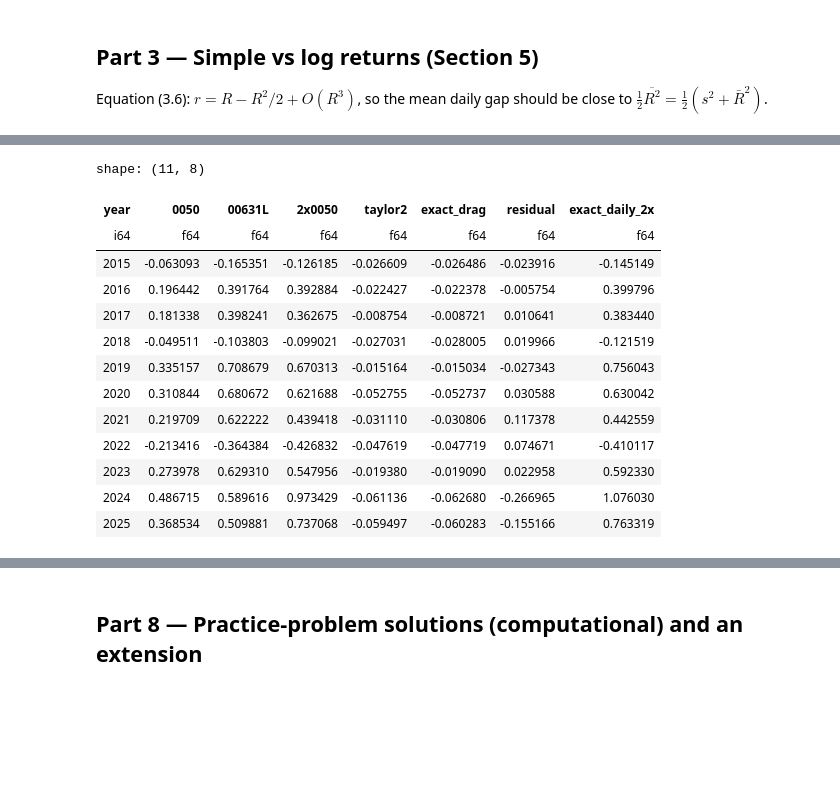
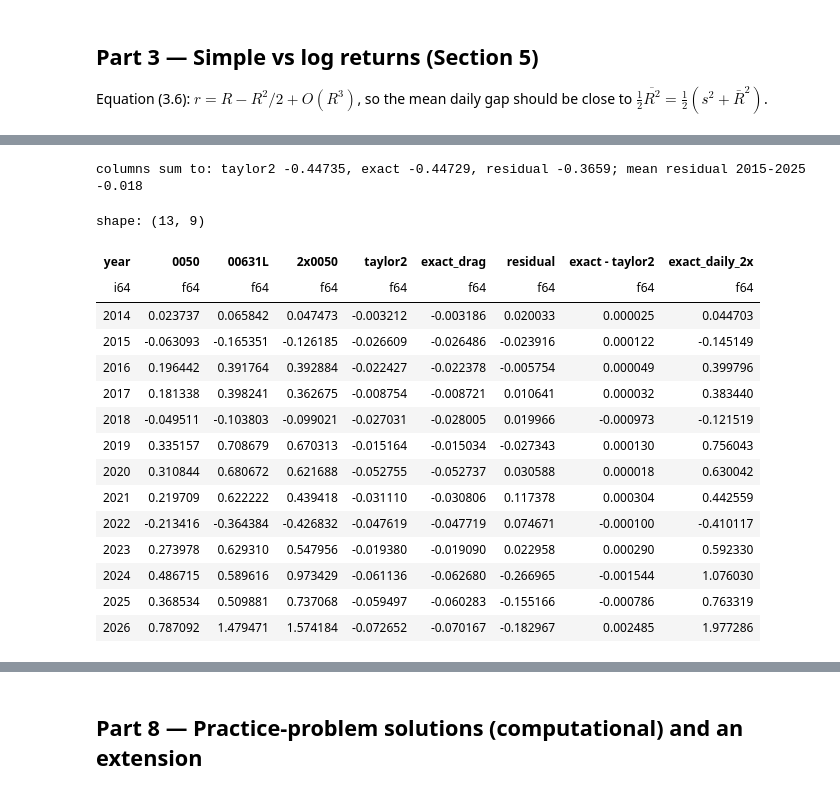
Before and after one commit to Benjamin-Teng/Quant-math-for-beginner, a Jupyter notebook: labs/LM03_lab/LM03_lab.ipynb, the cells around one changed output, grey strips where cells are left out. Cells and saved outputs as stored; diff of their text form; code cells hidden in the pictures; blank space fills up the shorter version.

```diff
--- a/labs/LM03_lab/LM03_lab.ipynb
+++ b/labs/LM03_lab/LM03_lab.ipynb
@@ -250,17 +352,26 @@ From (3.10)–(3.11): $\ln\frac{V_T}{V_0} = L\ln G + \sum_t\big[\ln(1+LR_t)-L\ln
 # %%
 def leverage_decomposition(R, RF, L):
-    power = L * np.log1p(R).sum()
-    exact = (np.log1p(L * R) - L * np.log1p(R)).sum()
-    t2 = -L * (L - 1) / 2 * (R**2).sum()
-    t3 = t2 + (L**3 - L) / 3 * (R**3).sum()
-    t4 = t3 - (L**4 - L) / 4 * (R**4).sum()
+    """Split a daily-reset fund's log growth into power, drag and residual
+    (eqs. 3.10-3.11). R, RF: aligned daily simple returns of the index and
+    the fund, as NumPy arrays."""
+    power = L * np.log1p(R).sum()                           # ln G^L
+    exact_drag = (np.log1p(L * R) - L * np.log1p(R)).sum()  # exact effect
+    taylor2 = -L * (L - 1) / 2 * (R**2).sum()               # to 2nd order
+    taylor3 = taylor2 + (L**3 - L) / 3 * (R**3).sum()       # to 3rd order
+    taylor4 = taylor3 - (L**4 - L) / 4 * (R**4).sum()       # to 4th order
     actual = np.log1p(RF).sum()
-    return {"power": power, "exact_drag": exact, "taylor2": t2, "taylor3": t3, "taylor4": t4,
-            "residual": actual - power - exact, "actual": actual}
+    return {"power": power, "exact_drag": exact_drag,
+            "taylor2": taylor2, "taylor3": taylor3, "taylor4": taylor4,
+            "residual": actual - power - exact_drag, "actual": actual}
 
 full = leverage_decomposition(R, RL, 2)
-years = (ret["date"][-1] - ret["date"][0]).days / 365.25 + 3/365.25   # base date is 2014-10-31
-print({k: round(v, 4) for k, v in full.items()})
-print(f"growth: 0050 x{np.prod(1+R):.2f}  exact daily 2x x{np.prod(1+2*R):.2f}  00631L x{np.prod(1+RL):.2f}")
-print(f"drag per year {full['exact_drag']/years:.4f}  realized annual variance {R.var()*len(R)/years:.4f}  residual per year {full['residual']/years:.4f}")
+print({name: round(float(v), 5) for name, v in full.items()})   # Exhibit 7
+print(f"third-order term {full['taylor3'] - full['taylor2']:+.4f}, fourth-order term {full['taylor4'] - full['taylor3']:+.4f}")
+print(f"growth factors: 0050^2 x{G0**2:.2f}, drag x{math.exp(full['exact_drag']):.3f}, residual x{math.exp(full['residual']):.3f}, "
+      f"00631L x{GL:.2f}")
+print(f"drag per year {-full['taylor2'] / years:.4f} log points; s^2 A {R.var() * ret.height / years:.4f}; "
+      f"mean^2 A {R.mean() ** 2 * ret.height / years:.4f}; residual per year {full['residual'] / years:.3f}")
+path = np.cumsum(np.log1p(2 * R) - 2 * np.log1p(R)) + np.cumsum(R**2)
+imax = int(np.argmax(np.abs(path)))
+print(f"running gap between the exact effect and -RV: largest {path[imax]:+.4f} on {ret['date'][imax]}")
 # %% [output]
@@ -270,26 +383,34 @@ drag per year -0.0375  realized annual variance 0.0373  residual per year -0.030
 # %%
 yearly = []
-for y in range(2015, 2026):
+for y in range(2014, 2027):   # 2014 is the stub from the base close of 31 Oct; 2026 runs to 8 Oct
     m = (ret["date"].dt.year() == y).to_numpy()
     d = leverage_decomposition(R[m], RL[m], 2)
-    yearly.append({"year": y, "0050": np.prod(1 + R[m]) - 1, "00631L": np.prod(1 + RL[m]) - 1, "2x0050": 2 * (np.prod(1 + R[m]) - 1),
-                   "taylor2": d["taylor2"], "exact_drag": d["exact_drag"], "residual": d["residual"],
+    yearly.append({"year": y, "0050": np.prod(1 + R[m]) - 1, "00631L": np.prod(1 + RL[m]) - 1,
+                   "2x0050": 2 * (np.prod(1 + R[m]) - 1), "taylor2": d["taylor2"], "exact_drag": d["exact_drag"],
+                   "residual": d["residual"], "exact - taylor2": d["exact_drag"] - d["taylor2"],
                    "exact_daily_2x": math.exp(d["power"] + d["exact_drag"]) - 1})
-pl.DataFrame(yearly)   # Exhibit 8 (+ exact daily 2x column)
+yearly = pl.DataFrame(yearly)
+print(f"columns sum to: taylor2 {yearly['taylor2'].sum():.5f}, exact {yearly['exact_drag'].sum():.5f}, "
+      f"residual {yearly['residual'].sum():.4f}; mean residual 2015-2025 "
+      f"{yearly.filter(pl.col('year').is_between(2015, 2025))['residual'].mean():.3f}")
+yearly   # Exhibit 8 (+ exact daily 2x)
 # %% [output]
-shape: (11, 8)
+columns sum to: taylor2 -0.44735, exact -0.44729, residual -0.3659; mean residual 2015-2025 -0.018
+shape: (13, 9)
-| year | 0050 | 00631L | 2x0050 | taylor2 | exact_drag | residual | exact_daily_2x |
-| i64 | f64 | f64 | f64 | f64 | f64 | f64 | f64 |
-| 2015 | -0.063093 | -0.165351 | -0.126185 | -0.026609 | -0.026486 | -0.023916 | -0.145149 |
-| 2016 | 0.196442 | 0.391764 | 0.392884 | -0.022427 | -0.022378 | -0.005754 | 0.399796 |
-| 2017 | 0.181338 | 0.398241 | 0.362675 | -0.008754 | -0.008721 | 0.010641 | 0.383440 |
-| 2018 | -0.049511 | -0.103803 | -0.099021 | -0.027031 | -0.028005 | 0.019966 | -0.121519 |
-| 2019 | 0.335157 | 0.708679 | 0.670313 | -0.015164 | -0.015034 | -0.027343 | 0.756043 |
-| 2020 | 0.310844 | 0.680672 | 0.621688 | -0.052755 | -0.052737 | 0.030588 | 0.630042 |
-| 2021 | 0.219709 | 0.622222 | 0.439418 | -0.031110 | -0.030806 | 0.117378 | 0.442559 |
-| 2022 | -0.213416 | -0.364384 | -0.426832 | -0.047619 | -0.047719 | 0.074671 | -0.410117 |
-| 2023 | 0.273978 | 0.629310 | 0.547956 | -0.019380 | -0.019090 | 0.022958 | 0.592330 |
-| 2024 | 0.486715 | 0.589616 | 0.973429 | -0.061136 | -0.062680 | -0.266965 | 1.076030 |
-| 2025 | 0.368534 | 0.509881 | 0.737068 | -0.059497 | -0.060283 | -0.155166 | 0.763319 |
+| year | 0050 | 00631L | 2x0050 | taylor2 | exact_drag | residual | exact - taylor2 | exact_daily_2x |
+| i64 | f64 | f64 | f64 | f64 | f64 | f64 | f64 | f64 |
+| 2014 | 0.023737 | 0.065842 | 0.047473 | -0.003212 | -0.003186 | 0.020033 | 0.000025 | 0.044703 |
+| 2015 | -0.063093 | -0.165351 | -0.126185 | -0.026609 | -0.026486 | -0.023916 | 0.000122 | -0.145149 |
+| 2016 | 0.196442 | 0.391764 | 0.392884 | -0.022427 | -0.022378 | -0.005754 | 0.000049 | 0.399796 |
+| 2017 | 0.181338 | 0.398241 | 0.362675 | -0.008754 | -0.008721 | 0.010641 | 0.000032 | 0.383440 |
+| 2018 | -0.049511 | -0.103803 | -0.099021 | -0.027031 | -0.028005 | 0.019966 | -0.000973 | -0.121519 |
+| 2019 | 0.335157 | 0.708679 | 0.670313 | -0.015164 | -0.015034 | -0.027343 | 0.000130 | 0.756043 |
+| 2020 | 0.310844 | 0.680672 | 0.621688 | -0.052755 | -0.052737 | 0.030588 | 0.000018 | 0.630042 |
+| 2021 | 0.219709 | 0.622222 | 0.439418 | -0.031110 | -0.030806 | 0.117378 | 0.000304 | 0.442559 |
+| 2022 | -0.213416 | -0.364384 | -0.426832 | -0.047619 | -0.047719 | 0.074671 | -0.000100 | -0.410117 |
+| 2023 | 0.273978 | 0.629310 | 0.547956 | -0.019380 | -0.019090 | 0.022958 | 0.000290 | 0.592330 |
+| 2024 | 0.486715 | 0.589616 | 0.973429 | -0.061136 | -0.062680 | -0.266965 | -0.001544 | 1.076030 |
+| 2025 | 0.368534 | 0.509881 | 0.737068 | -0.059497 | -0.060283 | -0.155166 | -0.000786 | 0.763319 |
+| 2026 | 0.787092 | 1.479471 | 1.574184 | -0.072652 | -0.070167 | -0.182967 | 0.002485 | 1.977286 |
 # %%
 dates = np.concatenate([[np.datetime64("2014-10-31")], ret["date"].to_numpy()])
```
Also changed, not shown: parts of 30 cells of this notebook, 9 other files.
